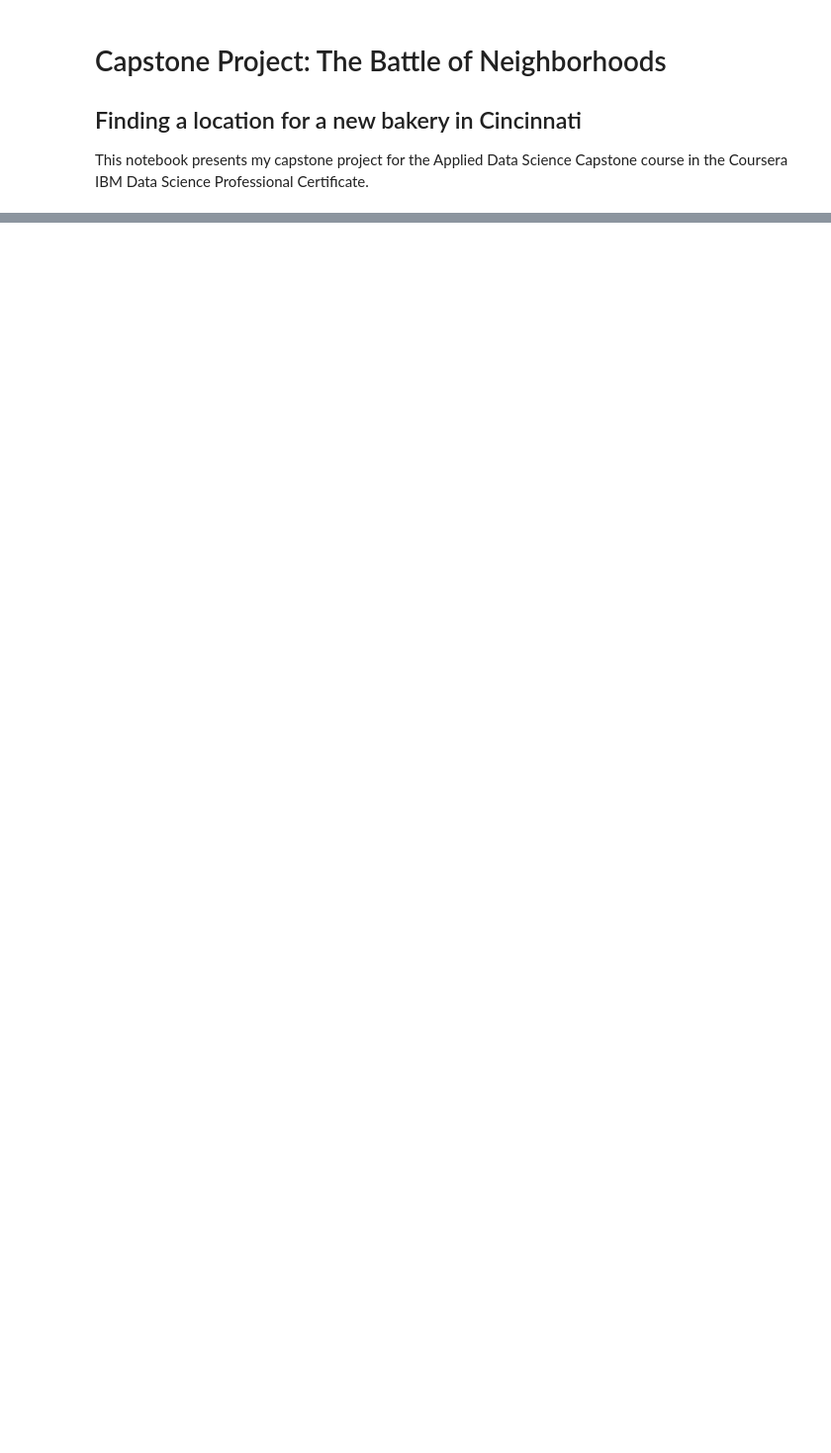
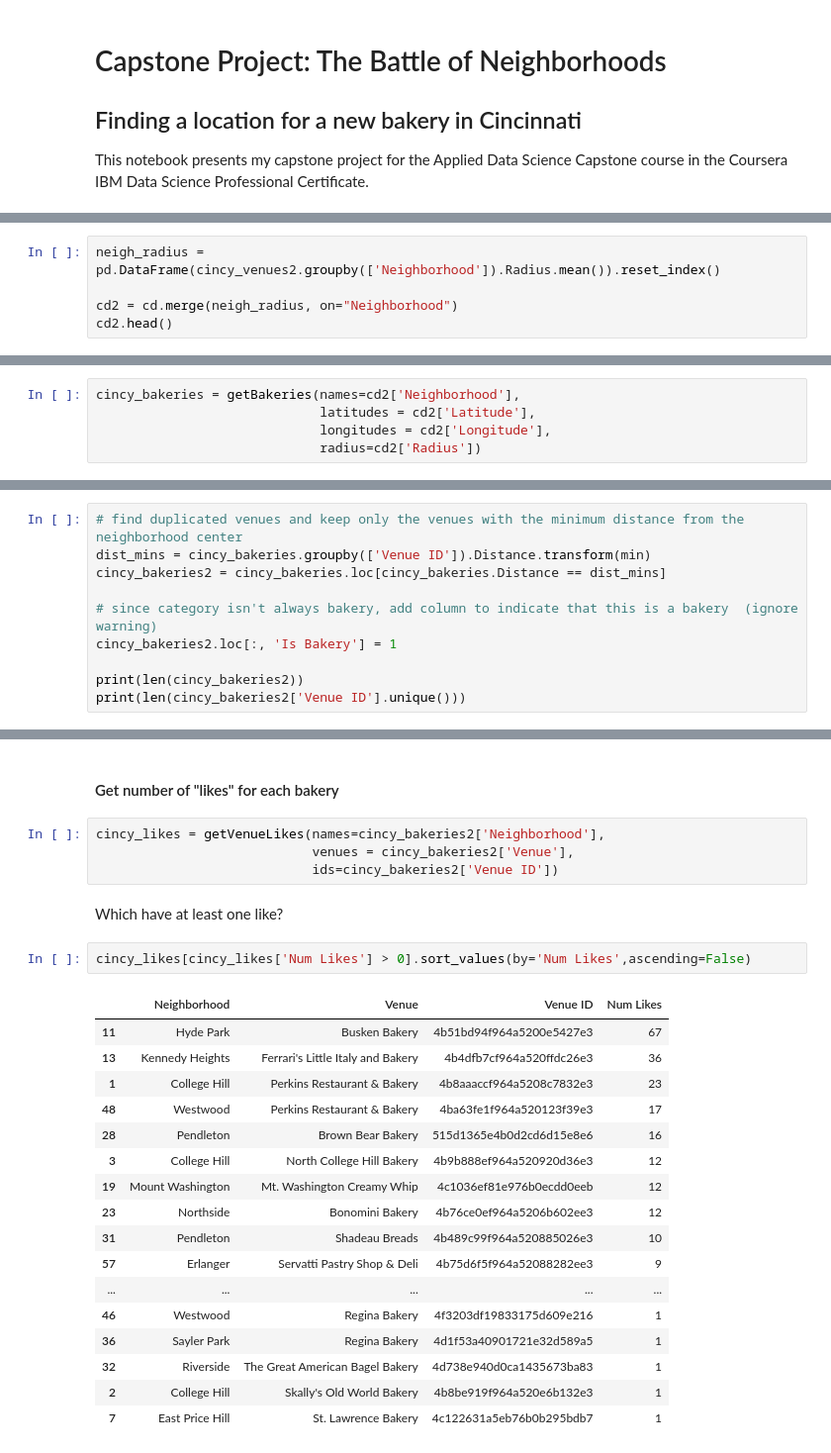
Before and after one commit to mariacfox/Coursera_Capstone, a Jupyter notebook: Capstone_Neighborhoods_Bakery.ipynb, the cells around one changed output, grey strips where cells are left out. Shown at 99% size. Saved outputs shown, nothing was run; the diff lists cells and outputs as text; blank space fills up the shorter version.

```diff
--- a/Capstone_Neighborhoods_Bakery.ipynb
+++ b/Capstone_Neighborhoods_Bakery.ipynb
@@ -29,0 +351,5 @@ I will extract geographical coordinates for each neighborhood using `geopy` and
+# %%
+neigh_radius = pd.DataFrame(cincy_venues2.groupby(['Neighborhood']).Radius.mean()).reset_index()
+
+cd2 = cd.merge(neigh_radius, on="Neighborhood")
+cd2.head()
@@ -29,0 +366,5 @@ I will extract geographical coordinates for each neighborhood using `geopy` and
+# %%
+cincy_bakeries = getBakeries(names=cd2['Neighborhood'],
+                             latitudes = cd2['Latitude'],
+                             longitudes = cd2['Longitude'],
+                             radius=cd2['Radius'])
@@ -29,0 +373,10 @@ I will extract geographical coordinates for each neighborhood using `geopy` and
+# %%
+# find duplicated venues and keep only the venues with the minimum distance from the neighborhood center
+dist_mins = cincy_bakeries.groupby(['Venue ID']).Distance.transform(min)
+cincy_bakeries2 = cincy_bakeries.loc[cincy_bakeries.Distance == dist_mins]
+
+# since category isn't always bakery, add column to indicate that this is a bakery  (ignore warning)
+cincy_bakeries2.loc[:, 'Is Bakery'] = 1
+
+print(len(cincy_bakeries2))
+print(len(cincy_bakeries2['Venue ID'].unique()))
@@ -29,0 +441,28 @@ I will extract geographical coordinates for each neighborhood using `geopy` and
+# %% [markdown]
+#### Get number of "likes" for each bakery
+# %%
+cincy_likes = getVenueLikes(names=cincy_bakeries2['Neighborhood'],
+                            venues = cincy_bakeries2['Venue'],
+                            ids=cincy_bakeries2['Venue ID'])
+# %% [markdown]
+Which have at least one like?
+# %%
+cincy_likes[cincy_likes['Num Likes'] > 0].sort_values(by='Num Likes',ascending=False)
+# %% [output]
+|  | Neighborhood | Venue | Venue ID | Num Likes |
+| 11 | Hyde Park | Busken Bakery | 4b51bd94f964a5200e5427e3 | 67 |
+| 13 | Kennedy Heights | Ferrari's Little Italy and Bakery | 4b4dfb7cf964a520ffdc26e3 | 36 |
+| 1 | College Hill | Perkins Restaurant & Bakery | 4b8aaaccf964a5208c7832e3 | 23 |
+| 48 | Westwood | Perkins Restaurant & Bakery | 4ba63fe1f964a520123f39e3 | 17 |
+| 28 | Pendleton | Brown Bear Bakery | 515d1365e4b0d2cd6d15e8e6 | 16 |
+| 3 | College Hill | North College Hill Bakery | 4b9b888ef964a520920d36e3 | 12 |
+| 19 | Mount Washington | Mt. Washington Creamy Whip | 4c1036ef81e976b0ecdd0eeb | 12 |
+| 23 | Northside | Bonomini Bakery | 4b76ce0ef964a5206b602ee3 | 12 |
+| 31 | Pendleton | Shadeau Breads | 4b489c99f964a520885026e3 | 10 |
+| 57 | Erlanger | Servatti Pastry Shop & Deli | 4b75d6f5f964a52088282ee3 | 9 |
+| ... | ... | ... | ... | ... |
+| 46 | Westwood | Regina Bakery | 4f3203df19833175d609e216 | 1 |
+| 36 | Sayler Park | Regina Bakery | 4d1f53a40901721e32d589a5 | 1 |
+| 32 | Riverside | The Great American Bagel Bakery | 4d738e940d0ca1435673ba83 | 1 |
+| 2 | College Hill | Skally's Old World Bakery | 4b8be919f964a520e6b132e3 | 1 |
+| 7 | East Price Hill | St. Lawrence Bakery | 4c122631a5eb76b0b295bdb7 | 1 |
```
Also changed, not shown: parts of 122 cells of this notebook.
